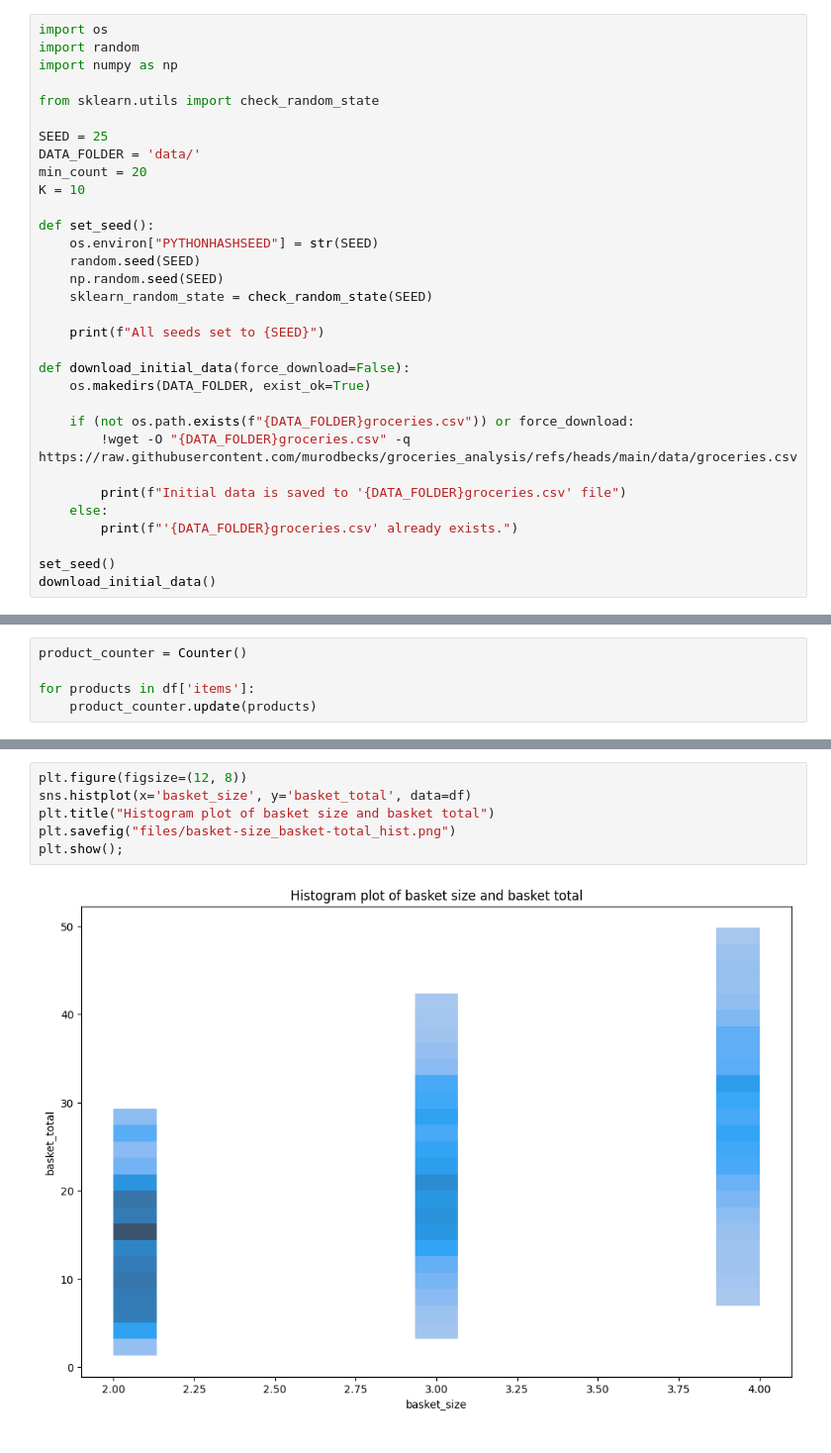
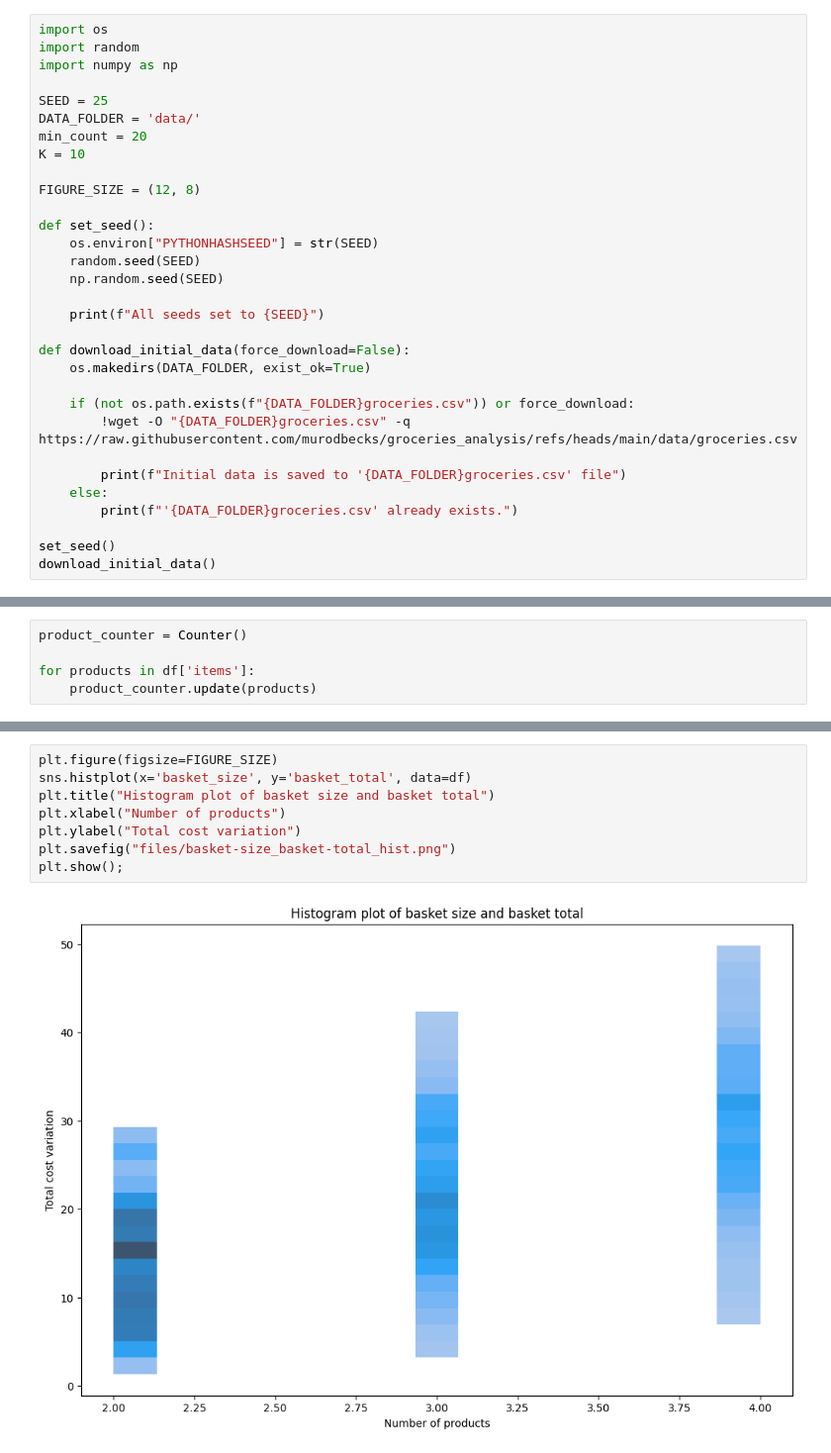
Before and after one commit to murodbecks/groceries_analysis, a Jupyter notebook: groceries_analysis.ipynb, the cells around one changed output, grey strips where cells are left out. Shown at 99% size. Saved outputs shown, nothing was run; the diff lists cells and outputs as text.

```diff
--- a/groceries_analysis.ipynb
+++ b/groceries_analysis.ipynb
@@ -31,19 +30,18 @@ Feel free to change to your preferences
 import os
 import random
 import numpy as np
-
-from sklearn.utils import check_random_state
 
 SEED = 25
 DATA_FOLDER = 'data/'
 min_count = 20
 K = 10
 
+FIGURE_SIZE = (12, 8)
+
 def set_seed():
     os.environ["PYTHONHASHSEED"] = str(SEED)
     random.seed(SEED)
     np.random.seed(SEED)
-    sklearn_random_state = check_random_state(SEED)
 
     print(f"All seeds set to {SEED}")
 
@@ -467,8 +499,10 @@ Hist plot of basket size and basket total:
 # %%
-plt.figure(figsize=(12, 8))
+plt.figure(figsize=FIGURE_SIZE)
 sns.histplot(x='basket_size', y='basket_total', data=df)
 plt.title("Histogram plot of basket size and basket total")
+plt.xlabel("Number of products")
+plt.ylabel("Total cost variation")
 plt.savefig("files/basket-size_basket-total_hist.png")
 plt.show();
 # %% [output]
-[figure, old version]
+[figure, new version]
```
Also changed, not shown: parts of 43 cells of this notebook, 6 other files.
